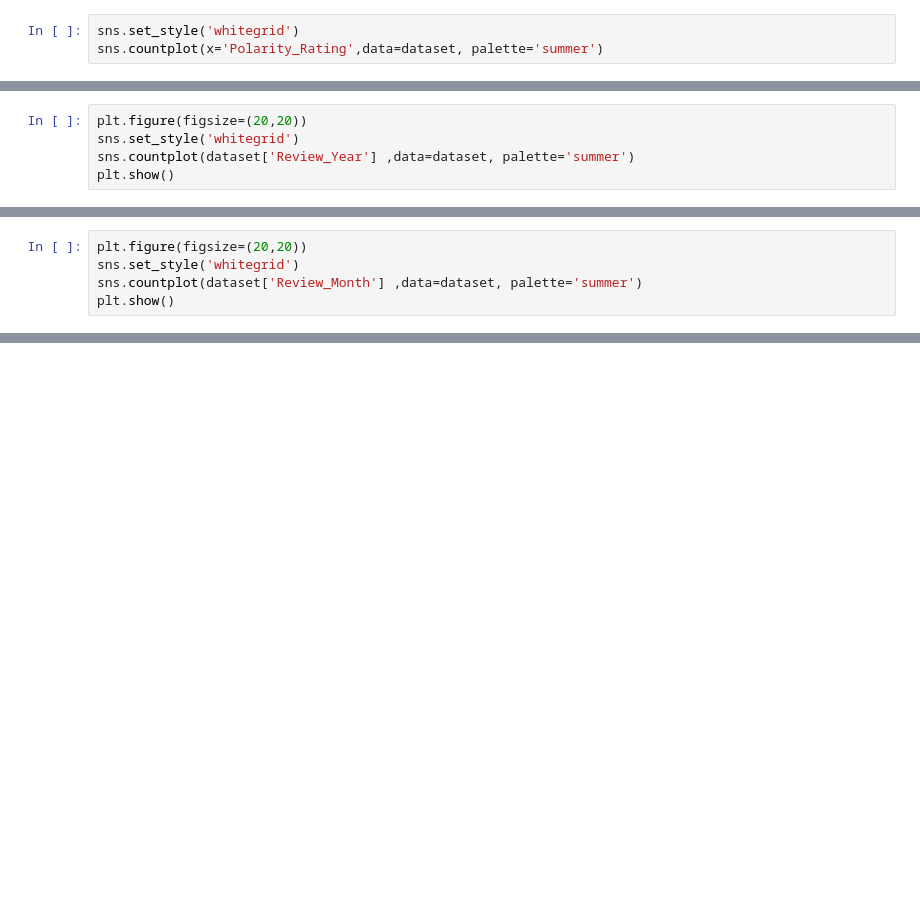
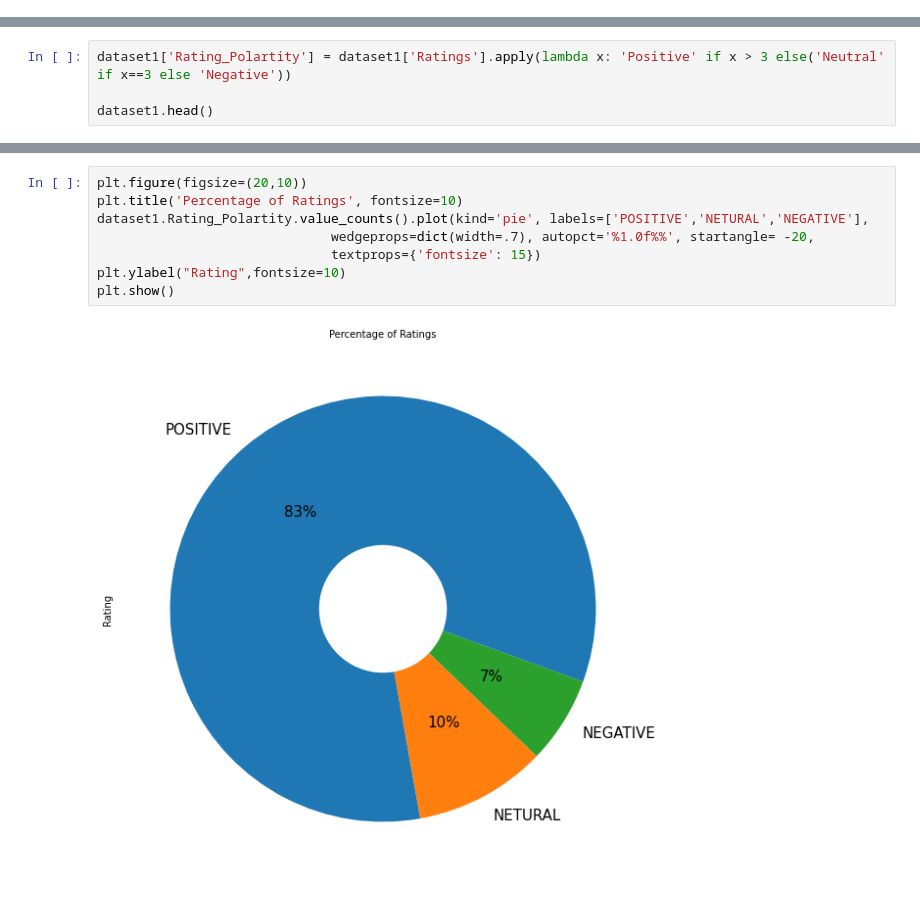
Before and after one commit to Harish-Soni1/Sentiment_Analysis, a Jupyter notebook: EDA_Reviews.ipynb, the cells around one changed output, grey strips where cells are left out. Saved outputs shown, nothing was run; the diff lists cells and outputs as text; blank space fills up the shorter version.

```diff
--- a/EDA_Reviews.ipynb
+++ b/EDA_Reviews.ipynb
@@ -161,3 +143,0 @@ sns.countplot(x='Ratings',data=dataset, palette='YlGnBu_r')
-# %%
-sns.set_style('whitegrid')
-sns.countplot(x='Polarity_Rating',data=dataset, palette='summer')
@@ -167,5 +143,0 @@ sns.countplot(x='Polarity_Rating',data=dataset, palette='summer')
-# %%
-plt.figure(figsize=(20,20))
-sns.set_style('whitegrid')
-sns.countplot(dataset['Review_Year'] ,data=dataset, palette='summer')
-plt.show()
@@ -174,5 +143,0 @@ plt.show()
-# %%
-plt.figure(figsize=(20,20))
-sns.set_style('whitegrid')
-sns.countplot(dataset['Review_Month'] ,data=dataset, palette='summer')
-plt.show()
@@ -299,0 +144,4 @@ final_data.to_csv("finalDataSet.csv")
+# %%
+dataset1['Rating_Polartity'] = dataset1['Ratings'].apply(lambda x: 'Positive' if x > 3 else('Neutral' if x==3 else 'Negative'))
+
+dataset1.head()
@@ -299,0 +155,10 @@ final_data.to_csv("finalDataSet.csv")
+# %%
+plt.figure(figsize=(20,10))
+plt.title('Percentage of Ratings', fontsize=10)
+dataset1.Rating_Polartity.value_counts().plot(kind='pie', labels=['POSITIVE','NETURAL','NEGATIVE'],
+                              wedgeprops=dict(width=.7), autopct='%1.0f%%', startangle= -20,
+                              textprops={'fontsize': 15})
+plt.ylabel("Rating",fontsize=10)
+plt.show()
+# %% [output]
+[figure, added]
```
Also changed, not shown: parts of 109 cells of this notebook, 12 other files.
